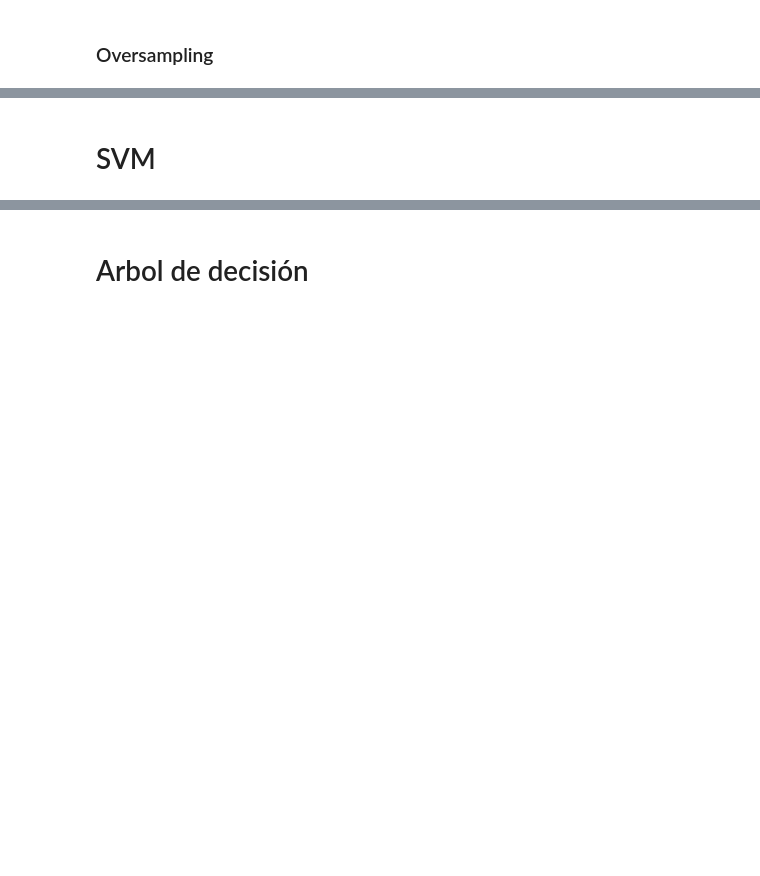
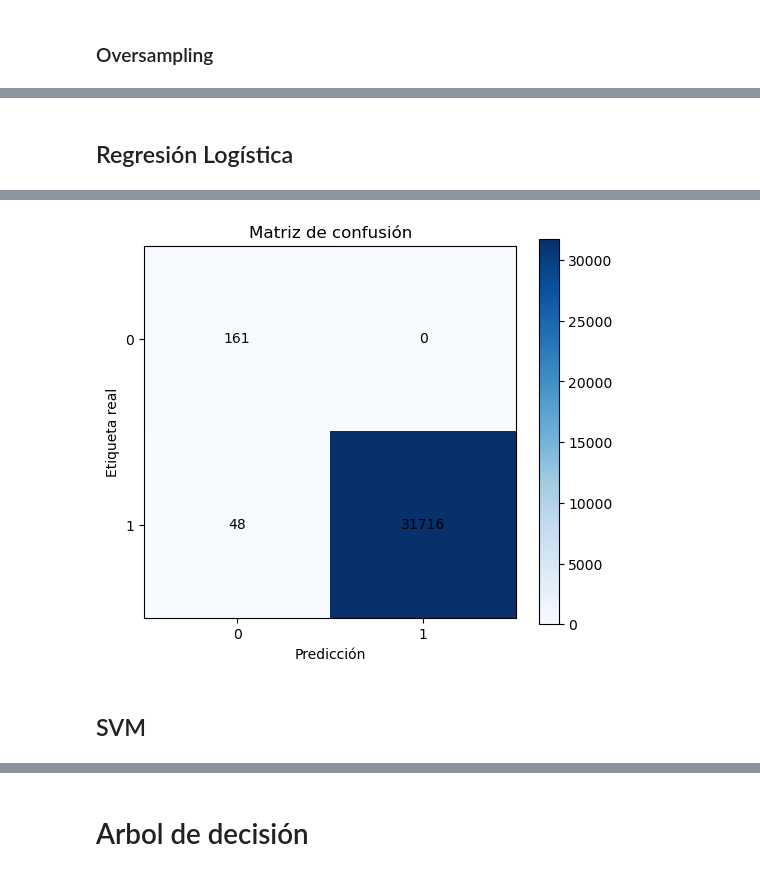
Before and after one commit to Svergara2525/URL_phising_detector, a Jupyter notebook: phising_url.ipynb, the cells around one changed output, grey strips where cells are left out. Saved outputs shown, nothing was run; the diff lists cells and outputs as text; code cells hidden in the pictures; blank space fills up the shorter version.

```diff
--- a/phising_url.ipynb
+++ b/phising_url.ipynb
@@ -431,0 +622,70 @@ Vemos unos resultados bastante similares a los anteriores. El recall medio por c
+# %%
+models = {}
+# %% [markdown]
+## Regresión Logística
+# %%
+def LR_Pipeline():
+    tld_indexer = StringIndexer(
+        inputCol="tld",
+        outputCol="tld_indexed",
+        handleInvalid="keep"
+    )
+
+    assembler = VectorAssembler(
+        inputCols=feature_cols,
+        outputCol="features"
+    )
+
+    logistic_regression = LogisticRegression(
+        featuresCol='features',
+        labelCol='label'
+    )
+
+    pipeline = Pipeline(stages=[tld_indexer, assembler, logistic_regression])
+
+    return pipeline
+
+lr_pipeline = LR_Pipeline()
+
+# Accedemos al stage LogisticRegression
+lr_stage = lr_pipeline.getStages()[-1]
+
+paramGrid = (ParamGridBuilder()
+    .addGrid(lr_stage.regParam, [0.001, 0.01, 0.1, 1.0])
+    .addGrid(lr_stage.elasticNetParam, [0.0, 0.5, 1.0])
+    .addGrid(lr_stage.maxIter, [20, 50, 100])
+    .build()
+)
+
+best_score = float("-inf")
+best_model = None
+best_params = None
+history = []
+
+train_grid, val_grid = train_under.randomSplit([0.8, 0.2], seed=seed)
+
+for i, param in enumerate(paramGrid, start=1):
+    print(f"\n[{i}/{len(paramGrid)}] Entrenando con parámetros: {param}")
+
+    model = lr_pipeline.copy(param).fit(train_grid)
+    predictions = model.transform(val_grid)
+
+    recall_medio = recall_medio_clases(predictions)
+    print(f"Recall medio (TPR+TNR)/2: {recall_medio:.4f}")
+
+
+    history.append((i, recall_medio, param))
+
+    if recall_medio > best_score:
+        best_score = recall_medio
+        best_model = model
+        best_params = param
+
+print("Entrenamiento modelo final con los mejores parámetros encontrados: ", best_params)
+final_model = lr_pipeline.copy(best_params).fit(train_under)
+lr_predictions = final_model.transform(val)
+recall_medio = recall_medio_clases(lr_predictions)
+print(f"Recall medio (TPR+TNR)/2: {recall_medio:.4f}")
+models['Logistic Regression'] = final_model
+matrizConfusion(lr_predictions)
+# %% [output]
@@ -432,3 +709,4 @@ Vemos unos resultados bastante similares a los anteriores. El recall medio por c
+[figure, added]
 # %% [markdown]
-# SVM
+## SVM
 # %%
```
Also changed, not shown: parts of 40 cells of this notebook, 1 other file.
